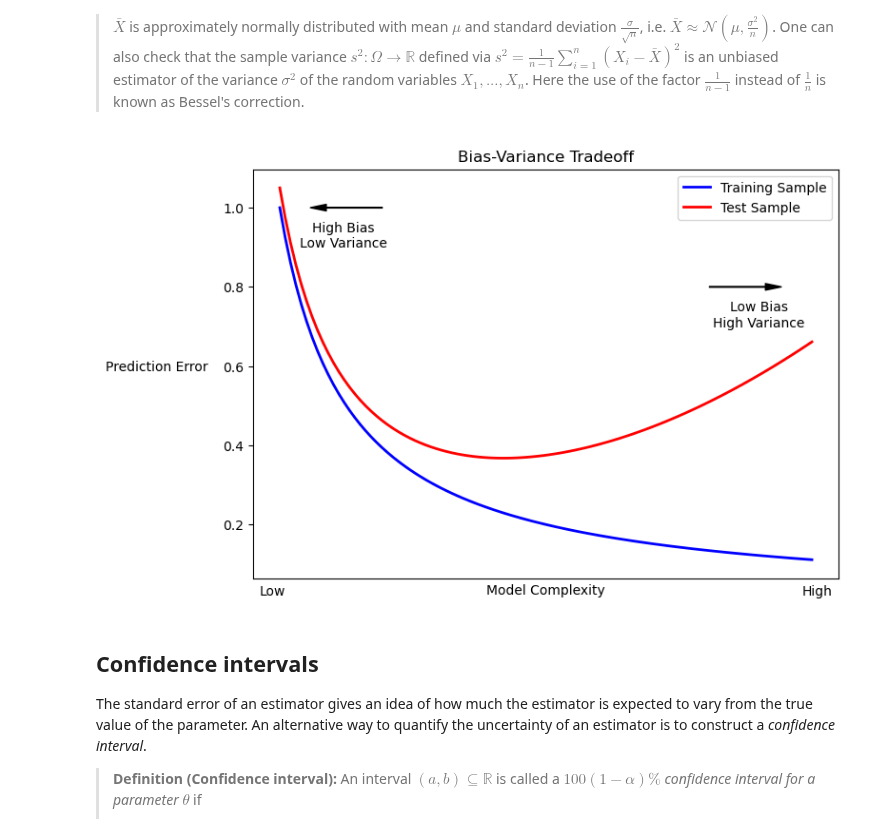
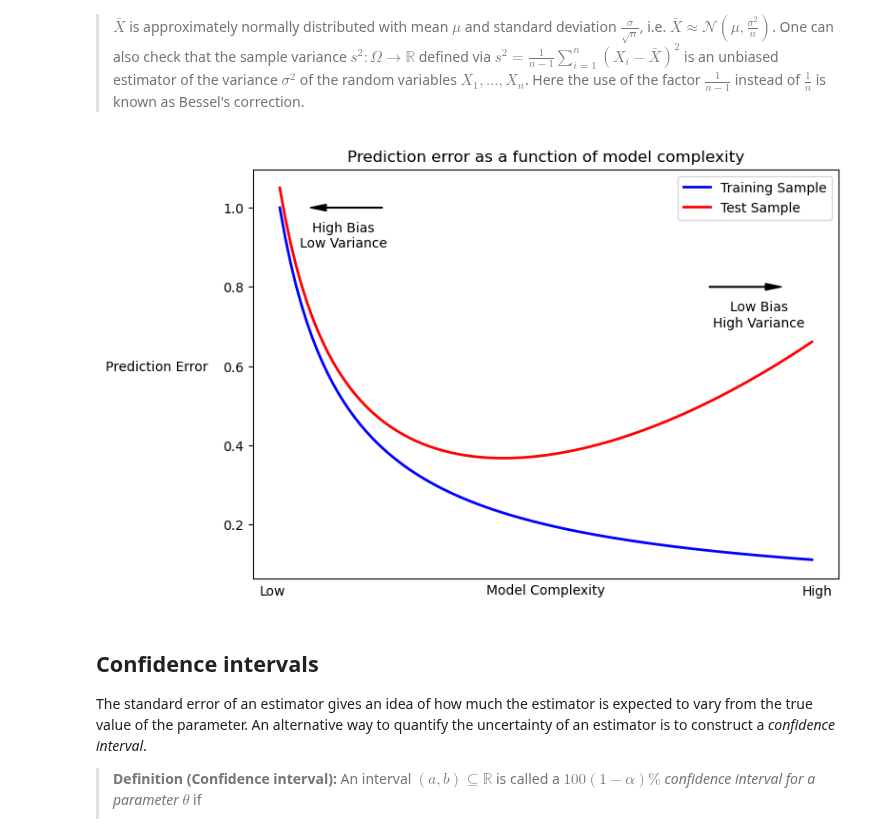
Before and after one commit to jkoganem/Teaching-Advanced-Linear-Algebra-21366, a Jupyter notebook: notes/05-Statistics.ipynb, the cells around one changed output. Saved outputs shown, nothing was run; the diff lists cells and outputs as text; code cells hidden in the pictures.

```diff
--- a/notes/05-Statistics.ipynb
+++ b/notes/05-Statistics.ipynb
@@ -134,30 +134,30 @@ If the variance of an estimator is large and the bias is low, this typically cor
 # %%
 x = np.linspace(0, 1, 100)
 train_error = 1 / (1 + 8 * x)
 test_error = 1 / (1 + 8 * x) + 0.5 * x**2 + 0.05
 
 
 plt.figure(figsize=(8, 5))
 plt.plot(x, train_error, label='Training Sample', color='blue', linewidth=2)
 plt.plot(x, test_error, label='Test Sample', color='red', linewidth=2)
 
 plt.text(0.01, -0.04, 'Low', ha='left', transform=plt.gca().transAxes)
 plt.text(0.99, -0.04, 'High',  ha='right', transform=plt.gca().transAxes)
 plt.xlabel('Model Complexity')
 plt.xticks([])
 plt.ylabel('Prediction Error', rotation=0, labelpad=50)
 plt.text(0.12, 0.9, 'High Bias\nLow Variance', fontsize=10, ha='center')
 plt.annotate('', xy=(0.05, 1), xytext=(0.2, 1),
              arrowprops=dict(facecolor='black', shrink=0.05, width=0.5, headwidth=5))
 plt.text(0.9, 0.7, 'Low Bias\nHigh Variance', fontsize=10, ha='center')
 plt.annotate('', xy=(0.95, 0.8), xytext=(0.8, 0.8),
              arrowprops=dict(facecolor='black', shrink=0.05, width=0.5, headwidth=5))
-plt.title('Bias-Variance Tradeoff')
+plt.title('Prediction error as a function of model complexity')
 plt.legend()
 plt.tight_layout()
 plt.show()
 # %% [output]
-[figure, old version]
+[figure, new version]
 # %% [markdown]
 ## Confidence intervals
 
```
Also changed, not shown: parts of 2 cells of this notebook.
